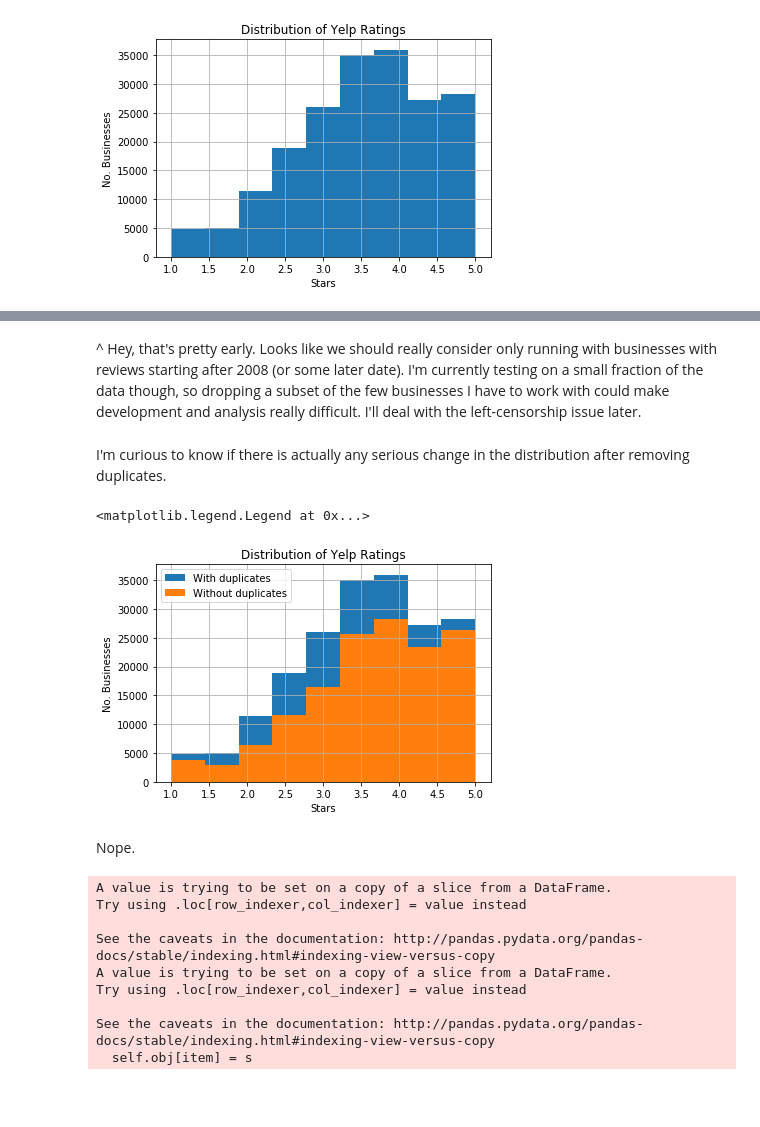
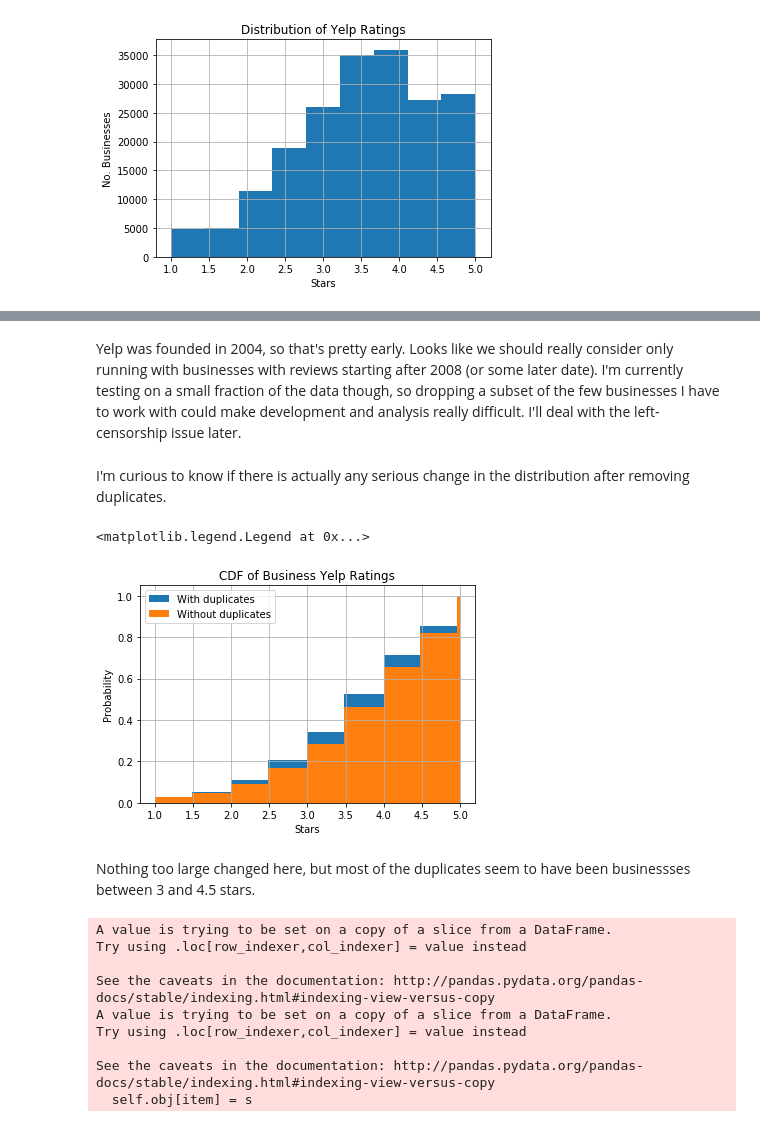
Before and after one commit to gsidsid/ThinkStats2, a Jupyter notebook: project2/project2.ipynb, the cells around one changed output, grey strips where cells are left out. Cells and saved outputs as stored; diff of their text form; code cells hidden in the pictures; blank space fills up the shorter version.

```diff
--- a/project2/project2.ipynb
+++ b/project2/project2.ipynb
@@ -31,4 +41,4 @@ But what happens when the ratings are bad? Do bad average ratings early on in a
 The data used for this project is the yelp academic dataset, publicly available on Kaggle here: https://www.kaggle.com/yelp-dataset/yelp-dataset. The dataset contains ~5.2M reviews about ~174k businesses, and is quite large.
 # %%
 businesses = pd.read_json('../input/yelp_academic_dataset_business.json', lines = True)
-businesses.head(5)
+businesses.drop(['address','attributes','city','hours','latitude','longitude','postal_code','state'],axis=1,inplace=True)
@@ -143,0 +156,9 @@ plt.title('Distribution of Yelp Ratings');
+# %%
+businesses['categories_top'] = businesses['categories'].apply(lambda x : (str(x).split(',')[0]).lower() )
+#ax = sns.countplot(x="categories_top", data=businesses)
+d = defaultdict(int)
+for word in businesses['categories_top']:
+    d[word] += 1
+
+for key, value in sorted(d.items(), key=lambda item: item[1], reverse=True):
+    print("%s: %s" % (key, value))
@@ -169,5 +230,5 @@ Timestamp('2004-12-19 20:56:54')
 # %% [markdown]
-^ Hey, that's pretty early. Looks like we should really consider only running with businesses with reviews starting after 2008 (or some later date). I'm currently testing on a small fraction of the data though, so dropping a subset of the few businesses I have to work with could make development and analysis really difficult. I'll deal with the left-censorship issue later.
+Yelp was founded in 2004, so that's pretty early. Looks like we should really consider only running with businesses with reviews starting after 2008 (or some later date). I'm currently testing on a small fraction of the data though, so dropping a subset of the few businesses I have to work with could make development and analysis really difficult. I'll deal with the left-censorship issue later.
 # %%
 # Drop duplicates
 def get_unique_businesses(businesses):
@@ -206,18 +267,18 @@ I'm curious to know if there is actually any serious change in the distribution
 # %%
 unique_businesses = get_unique_businesses(businesses)
 plt.figure();
 dfs = unique_businesses['stars'].sort_values();
-businesses['stars'].hist(bins=9);
-dfs.hist(bins=9);
+businesses['stars'].hist(cumulative=True, density=1, bins=100);
+dfs.hist(cumulative=True, density=1, bins=100);
 plt.xlabel('Stars');
-plt.ylabel('No. Businesses');
-plt.title('Distribution of Yelp Ratings');
+plt.ylabel('Probability');
+plt.title('CDF of Business Yelp Ratings');
 plt.legend(["With duplicates","Without duplicates"])
 # %% [output]
 <matplotlib.legend.Legend at 0x...>
-[figure, old version]
+[figure, new version]
-# %% [markdown]
-Nope.
+# %% [markdown]
+Nothing too large changed here, but most of the duplicates seem to have been businessses between 3 and 4.5 stars.[](http://)
 # %%
 unique_businesses = calculate_earliests(unique_businesses, reviews)
 # %% [output]
```
Also changed, not shown: parts of 45 cells of this notebook.
